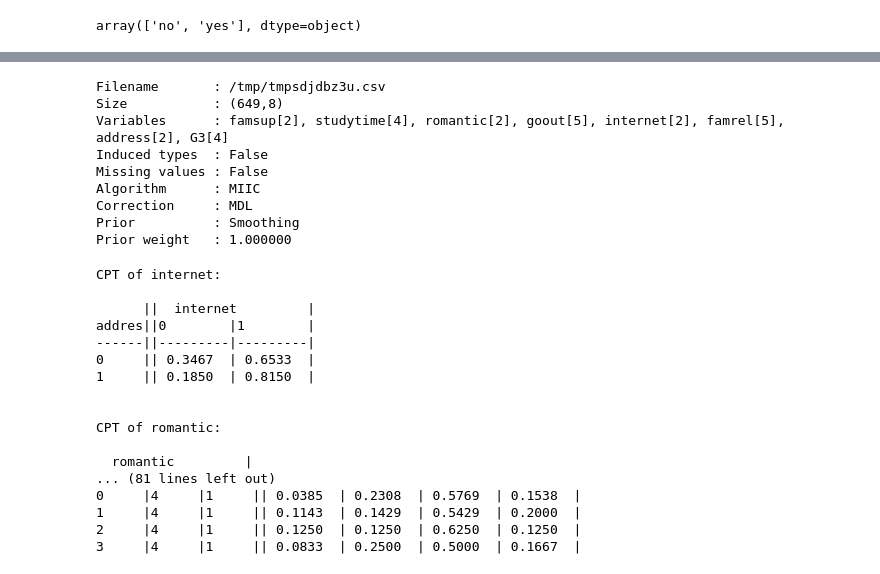
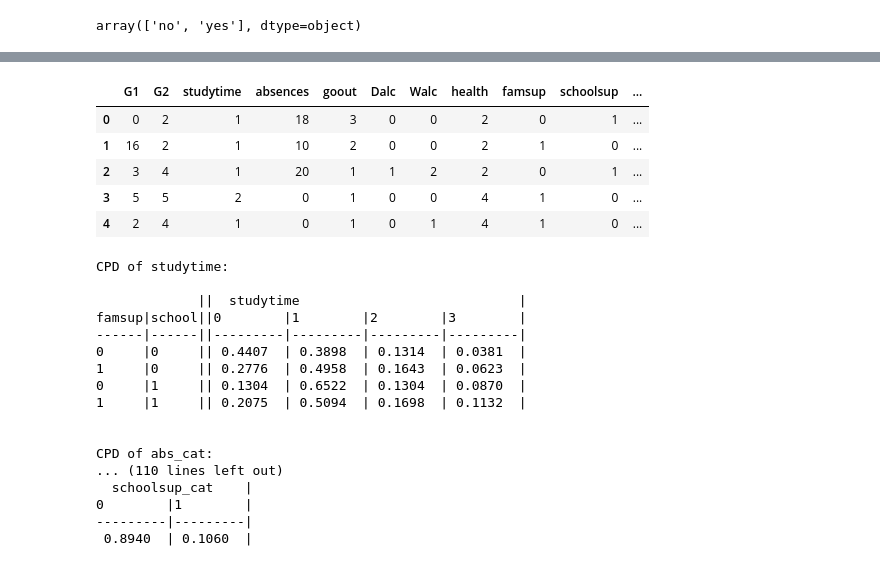
Before and after one commit to OlegTertychnyi/ML-labs-Tert, a Jupyter notebook: lab04/notebooks/lab04.ipynb, the cells around one changed output, grey strips where cells are left out. Cells and saved outputs as stored; diff of their text form; code cells hidden in the pictures.

```diff
--- a/lab04/notebooks/lab04.ipynb
+++ b/lab04/notebooks/lab04.ipynb
@@ -177,4 +229,0 @@ for col in X.columns:
-# %%
-le = LabelEncoder()
-
-y.data = le.fit_transform(y)
@@ -247,16 +302,29 @@ Arcs in DAG: {(0, 1), (0, 7), (2, 1), (6, 5), (3, 7), (6, 4), (2, 3), (1, 7), (0
 [drawing not drawn]
 # %%
-learner = gum.BNLearner(df, bn)
-learner.useSmoothingPrior()
-print(learner)
-params=learner.learnParameters(bn.dag())
+# --- Финальный универсальный блок подготовки bn_data для pyAgrum ---
+
+from sklearn.preprocessing import LabelEncoder
+
+bn_data = disc.copy()
+bn_data["FinalPass"] = FinalPass
+
+# Преобразуем ВСЁ к строкам (включая категории)
+for col in bn_data.columns:
+    bn_data[col] = bn_data[col].astype(str)
+
+# Кодируем каждую колонку своим LabelEncoder
+for col in bn_data.columns:
+    le = LabelEncoder()
+    bn_data[col] = le.fit_transform(bn_data[col])
+
+# Гарантируем, что всё числовое
+bn_data = bn_data.astype(int)
+
+bn_data.head()
 # %% [output]
-Filename       : /tmp/tmpsdjdbz3u.csv
-Size           : (649,8)
-Variables      : famsup[2], studytime[4], romantic[2], goout[5], internet[2], famrel[5], address[2], G3[4]
-Induced types  : False
-Missing values : False
-Algorithm      : MIIC
-Correction     : MDL
-Prior          : Smoothing
-Prior weight   : 1.000000
+|  | G1 | G2 | studytime | absences | goout | Dalc | Walc | health | famsup | schoolsup | ... |
+| 0 | 0 | 2 | 1 | 18 | 3 | 0 | 0 | 2 | 0 | 1 | ... |
+| 1 | 16 | 2 | 1 | 10 | 2 | 0 | 0 | 2 | 1 | 0 | ... |
+| 2 | 3 | 4 | 1 | 20 | 1 | 1 | 2 | 2 | 0 | 1 | ... |
+| 3 | 5 | 5 | 2 | 0 | 1 | 0 | 0 | 4 | 1 | 0 | ... |
+| 4 | 2 | 4 | 1 | 0 | 1 | 0 | 1 | 4 | 1 | 0 | ... |
@@ -263,24 +335,25 @@ Prior weight   : 1.000000
 # %%
+# Вывод таблиц вероятностей для всех узлов новой сети
 for node in params.names():
-    print(f"CPT of {node}:\n{params.cpt(node)}\n")
+    print(f"CPD of {node}:\n{params.cpt(node)}\n")
 # %% [output]
-CPT of internet:
+CPD of studytime:
 
-      ||  internet         |
-addres||0        |1        |
-------||---------|---------|
-0     || 0.3467  | 0.6533  |
-1     || 0.1850  | 0.8150  |
+             ||  studytime                            |
+famsup|school||0        |1        |2        |3        |
+------|------||---------|---------|---------|---------|
+0     |0     || 0.4407  | 0.3898  | 0.1314  | 0.0381  |
+1     |0     || 0.2776  | 0.4958  | 0.1643  | 0.0623  |
+0     |1     || 0.1304  | 0.6522  | 0.1304  | 0.0870  |
+1     |1     || 0.2075  | 0.5094  | 0.1698  | 0.1132  |
 
 
-CPT of romantic:
-
-  romantic         |
-... (81 lines left out)
-0     |4     |1     || 0.0385  | 0.2308  | 0.5769  | 0.1538  |
-1     |4     |1     || 0.1143  | 0.1429  | 0.5429  | 0.2000  |
-2     |4     |1     || 0.1250  | 0.1250  | 0.6250  | 0.1250  |
-3     |4     |1     || 0.0833  | 0.2500  | 0.5000  | 0.1667  |
+CPD of abs_cat:
+... (110 lines left out)
+  schoolsup_cat    |
+0        |1        |
+---------|---------|
+ 0.8940  | 0.1060  |
 # %%
 gnb.showBN(bn)
 # %% [output]
```
Also changed, not shown: parts of 17 cells of this notebook, 1 other file.
